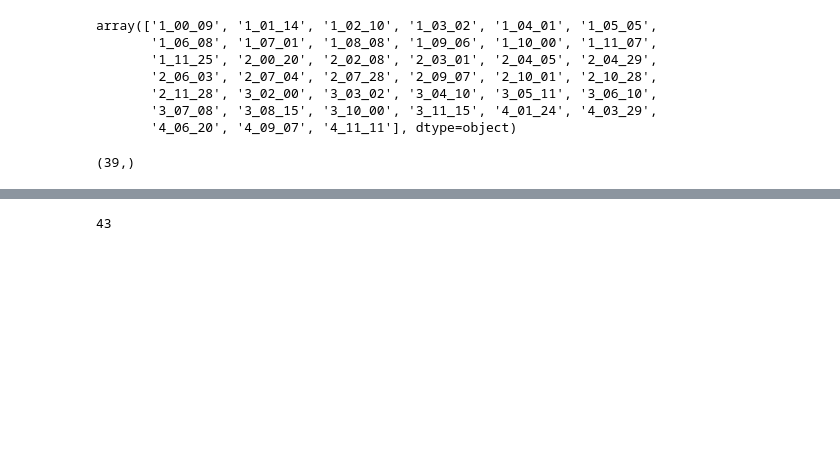
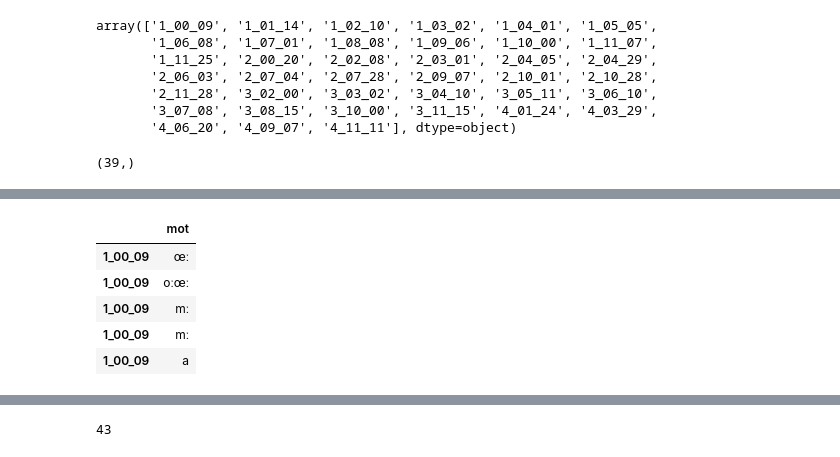
Before and after one commit to Marine27/TER, a Jupyter notebook: MultiStream/process_data_for_json.ipynb, the cells around one changed output, grey strips where cells are left out. Saved outputs shown, nothing was run; the diff lists cells and outputs as text; code cells hidden in the pictures; blank space fills up the shorter version.

```diff
--- a/MultiStream/process_data_for_json.ipynb
+++ b/MultiStream/process_data_for_json.ipynb
@@ -80,13 +98,20 @@ for i in list(age.values):
 # %%
 df = {}
 age_unique = age.unique()
 
 for i in age_unique :
     df[i]=pd.DataFrame(mots[i], index= [i for _ in range(len(mots[i]))] , columns=['mot'])
 
 df = pd.concat([df[i] for i in age_unique])
 
-#df.head()
+df.head()
+# %% [output]
+|  | mot |
+| 1_00_09 | œː |
+| 1_00_09 | oːœː |
+| 1_00_09 | mː |
+| 1_00_09 | mː |
+| 1_00_09 | a |
 # %%
 df['index_age']=df.index
 forjson=df[['index_age','mot']]
```
Also changed, not shown: parts of 10 cells of this notebook, 59 other files.
